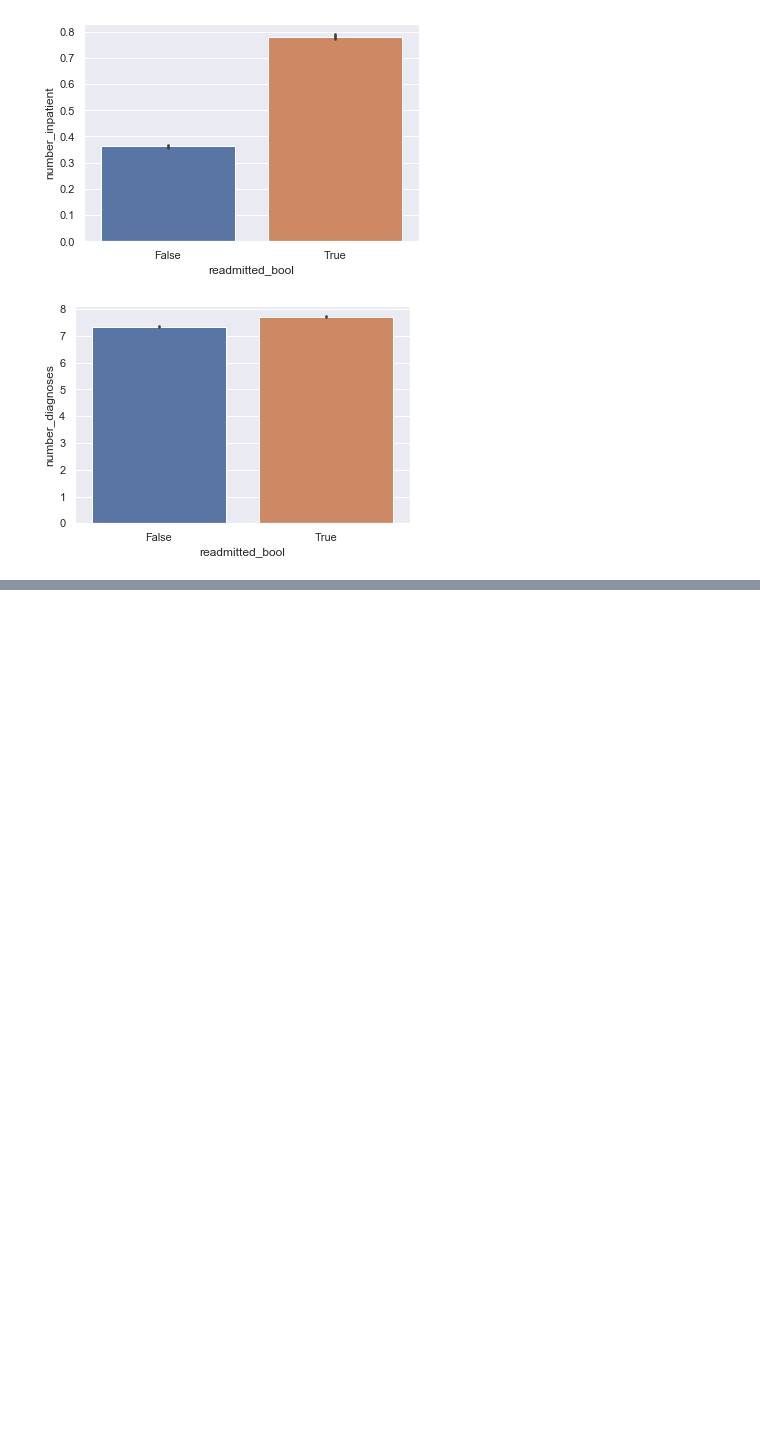
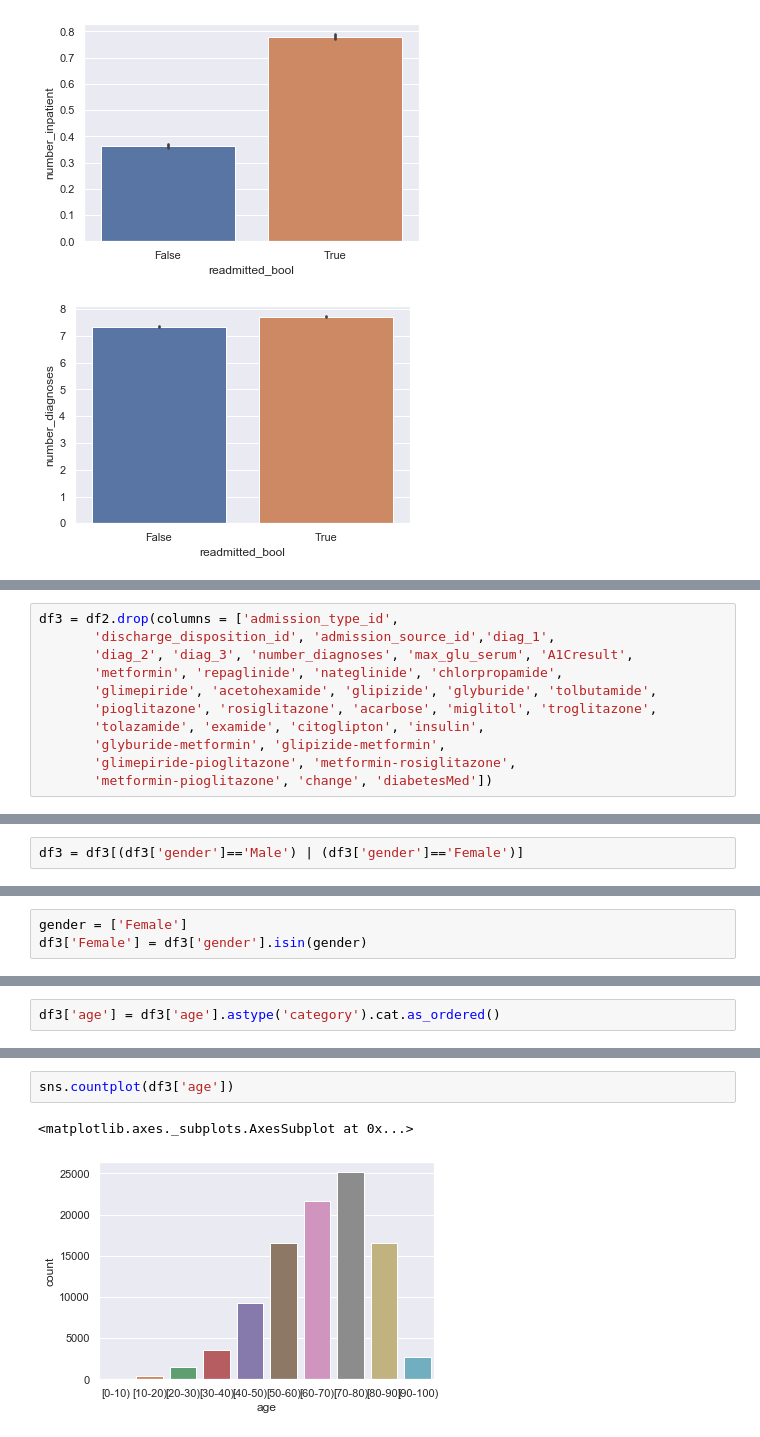
Before and after one commit to thinkful-dsi-axolotl/student_pair_work, a Jupyter notebook: Chinwe-Charles/10_29_pairwork.ipynb, the cells around one changed output, grey strips where cells are left out. Drawn from its saved outputs; the diff is of its cells as text; blank space fills up the shorter version.

```diff
--- a/Chinwe-Charles/10_29_pairwork.ipynb
+++ b/Chinwe-Charles/10_29_pairwork.ipynb
@@ -222,0 +266,11 @@ for col in columns_2:
+# %%
+df3 = df2.drop(columns = ['admission_type_id',
+       'discharge_disposition_id', 'admission_source_id','diag_1',
+       'diag_2', 'diag_3', 'number_diagnoses', 'max_glu_serum', 'A1Cresult',
+       'metformin', 'repaglinide', 'nateglinide', 'chlorpropamide',
+       'glimepiride', 'acetohexamide', 'glipizide', 'glyburide', 'tolbutamide',
+       'pioglitazone', 'rosiglitazone', 'acarbose', 'miglitol', 'troglitazone',
+       'tolazamide', 'examide', 'citoglipton', 'insulin',
+       'glyburide-metformin', 'glipizide-metformin',
+       'glimepiride-pioglitazone', 'metformin-rosiglitazone',
+       'metformin-pioglitazone', 'change', 'diabetesMed'])
@@ -222,0 +288,2 @@ for col in columns_2:
+# %%
+df3 = df3[(df3['gender']=='Male') | (df3['gender']=='Female')]
@@ -222,0 +296,3 @@ for col in columns_2:
+# %%
+gender = ['Female']
+df3['Female'] = df3['gender'].isin(gender)
@@ -222,0 +329,2 @@ for col in columns_2:
+# %%
+df3['age'] = df3['age'].astype('category').cat.as_ordered()
@@ -222,0 +344,5 @@ for col in columns_2:
+# %%
+sns.countplot(df3['age'])
+# %% [output]
+<matplotlib.axes._subplots.AxesSubplot at 0x...>
+[figure, added]
```
Also changed, not shown: parts of 30 cells of this notebook.
